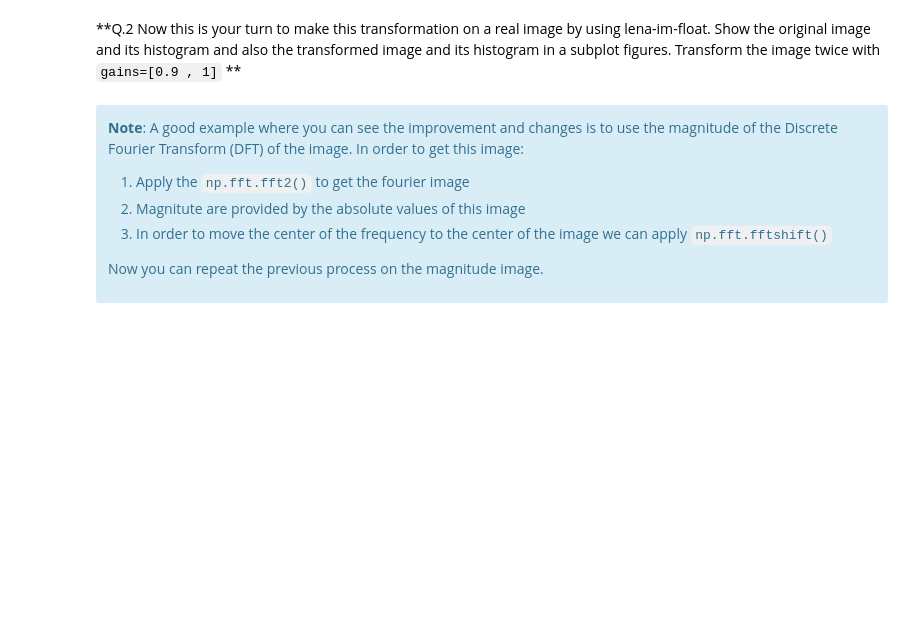
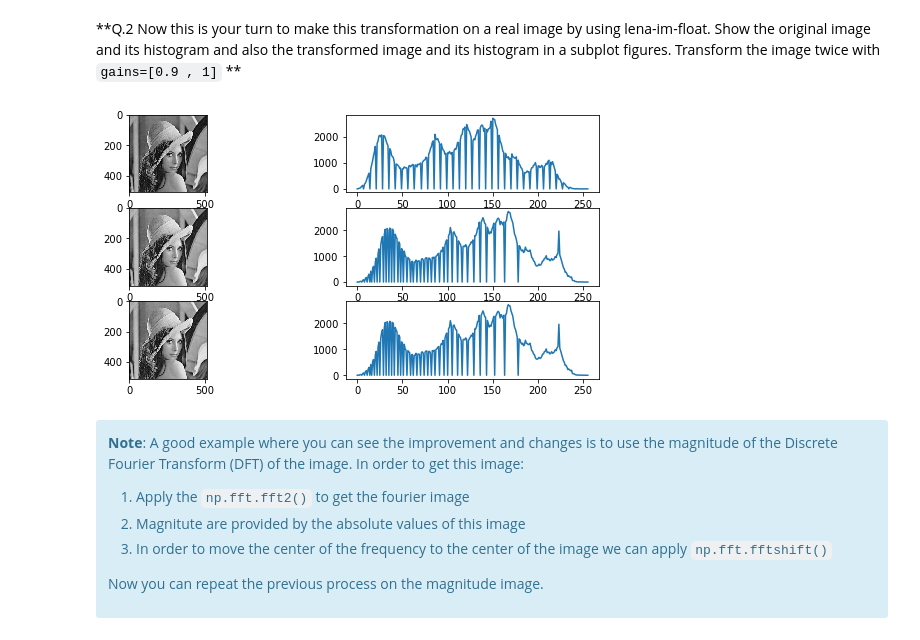
Before and after one commit to Kivo0/B31XB-IIP-TP-1718, a Jupyter notebook: 2-image-enhancement/2-enhancement.ipynb, the cells around one changed output. Drawn from its saved outputs; the diff is of its cells as text; code cells hidden in the pictures; blank space fills up the shorter version.

```diff
--- a/2-image-enhancement/2-enhancement.ipynb
+++ b/2-image-enhancement/2-enhancement.ipynb
@@ -53,6 +54,24 @@ NameError: name 'exposure' is not defined
 Show the original image and its histogram and also the transformed image and its histogram in a subplot figures.
 Transform the image twice with `gains=[0.9 , 1]`
 **
+# %%
+lena=io.imread('./images/lena-grey.bmp')
+lenafloat=img_as_float(lena)
+plt.figure(figsize=(10,10))
+ex1 = exposure.adjust_log(lenafloat, 0.1)
+ex2 = exposure.adjust_log(lenafloat, 50)
+lena1np,lena2np = np.histogram(lenafloat, 256)
+histofl,lena2np = np.histogram(ex1, 256)
+lena1ex,lena2ex = np.histogram(ex2, 256)
+plt.subplot(6,2,1), plt.imshow(lenafloat,'gray');  #FIRST VALUE IS FOR NUMBER OF PHOTOS PER FIGURE
+plt.subplot(6,2,2), plt.plot(lena1np)
+plt.subplot(6,2,3), plt.imshow(ex1, 'gray');
+plt.subplot(6,2,4), plt.plot(histofl);
+plt.subplot(6,2,5), plt.imshow(ex2,'gray');
+plt.subplot(6,2,6), plt.plot(lena1ex);
+plt.show()
+# %% [output]
+[figure, added]
 # %% [markdown]
 <div class="alert alert-info">
 
```
Also changed, not shown: parts of 3 cells of this notebook, 1 other file.
